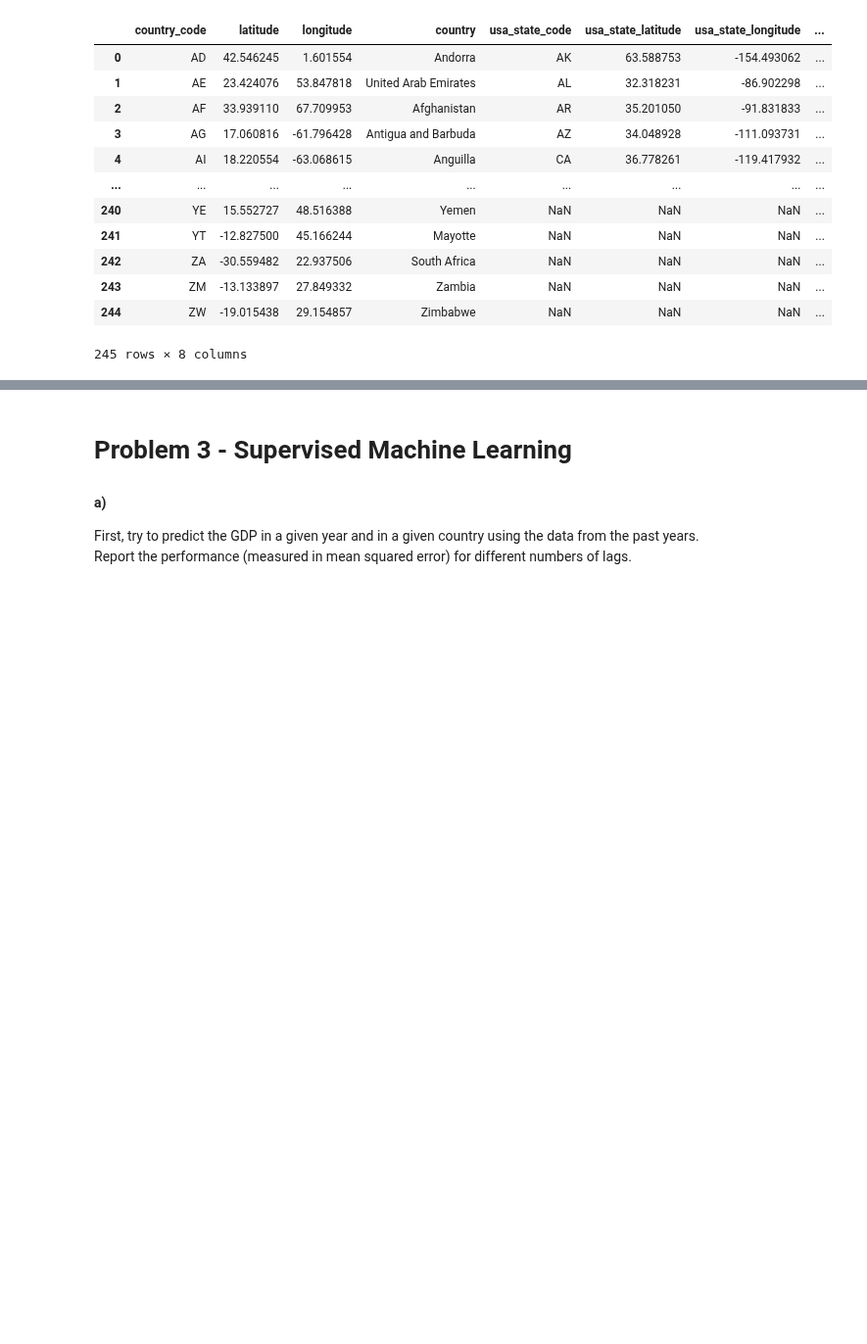
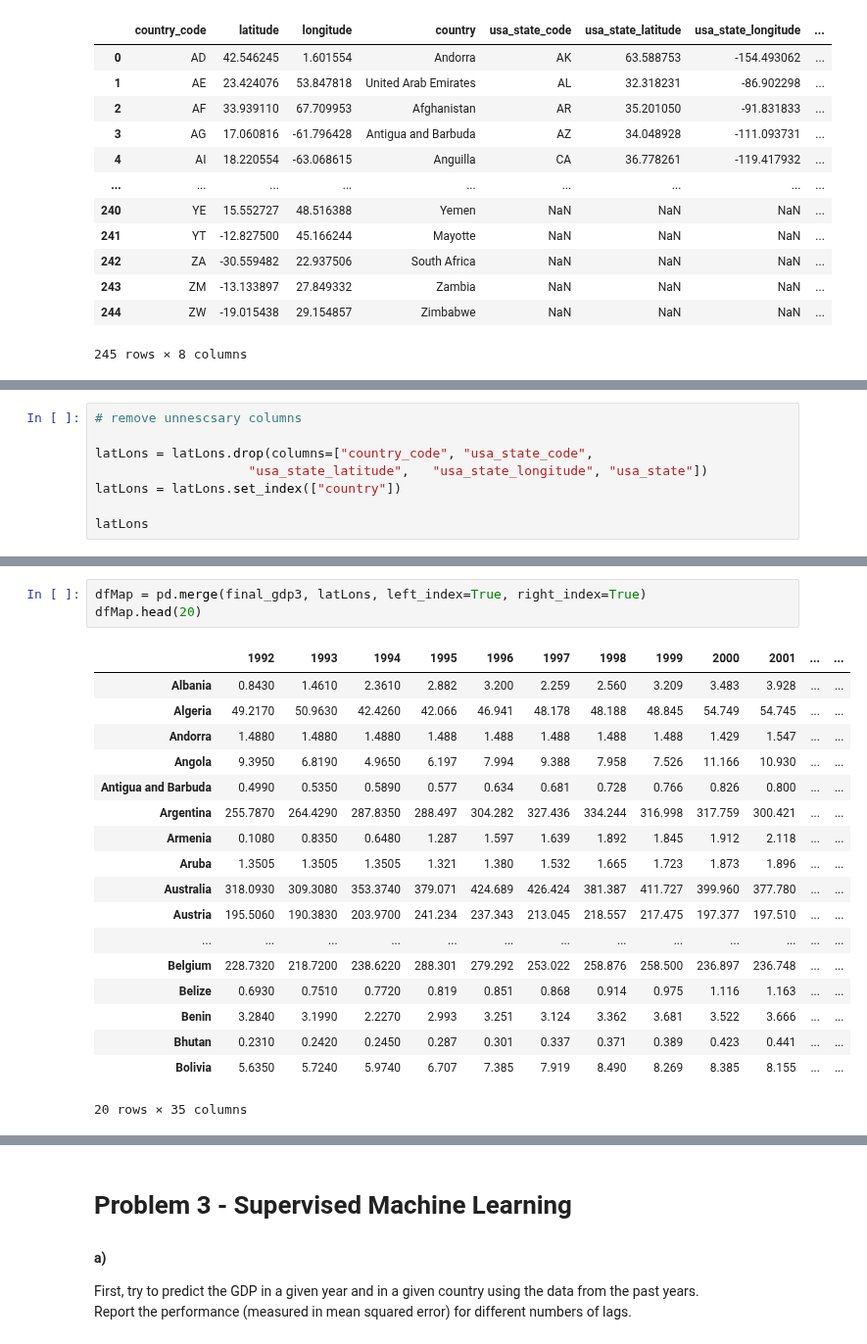
Before and after one commit to Monsieur-Bandana/data_science_clockmann, a Jupyter notebook: ClassProject2207 (1).ipynb, the cells around one changed output, grey strips where cells are left out. Shown at 98% size. Cells and saved outputs as stored; diff of their text form; blank space fills up the shorter version.

```diff
--- a/ClassProject2207 (1).ipynb
+++ b/ClassProject2207 (1).ipynb
@@ -314,0 +381,8 @@ map
+# %%
+# remove unnescsary columns
+
+latLons = latLons.drop(columns=["country_code",	"usa_state_code",
+                    "usa_state_latitude",	"usa_state_longitude", "usa_state"])
+latLons = latLons.set_index(["country"])
+
+latLons
@@ -314,0 +404,22 @@ map
+# %%
+dfMap = pd.merge(final_gdp3, latLons, left_index=True, right_index=True)
+dfMap.head(20)
+# %% [output]
+|  | 1992 | 1993 | 1994 | 1995 | 1996 | 1997 | 1998 | 1999 | 2000 | 2001 | ... | ... |
+| Albania | 0.8430 | 1.4610 | 2.3610 | 2.882 | 3.200 | 2.259 | 2.560 | 3.209 | 3.483 | 3.928 | ... | ... |
+| Algeria | 49.2170 | 50.9630 | 42.4260 | 42.066 | 46.941 | 48.178 | 48.188 | 48.845 | 54.749 | 54.745 | ... | ... |
+| Andorra | 1.4880 | 1.4880 | 1.4880 | 1.488 | 1.488 | 1.488 | 1.488 | 1.488 | 1.429 | 1.547 | ... | ... |
+| Angola | 9.3950 | 6.8190 | 4.9650 | 6.197 | 7.994 | 9.388 | 7.958 | 7.526 | 11.166 | 10.930 | ... | ... |
+| Antigua and Barbuda | 0.4990 | 0.5350 | 0.5890 | 0.577 | 0.634 | 0.681 | 0.728 | 0.766 | 0.826 | 0.800 | ... | ... |
+| Argentina | 255.7870 | 264.4290 | 287.8350 | 288.497 | 304.282 | 327.436 | 334.244 | 316.998 | 317.759 | 300.421 | ... | ... |
+| Armenia | 0.1080 | 0.8350 | 0.6480 | 1.287 | 1.597 | 1.639 | 1.892 | 1.845 | 1.912 | 2.118 | ... | ... |
+| Aruba | 1.3505 | 1.3505 | 1.3505 | 1.321 | 1.380 | 1.532 | 1.665 | 1.723 | 1.873 | 1.896 | ... | ... |
+| Australia | 318.0930 | 309.3080 | 353.3740 | 379.071 | 424.689 | 426.424 | 381.387 | 411.727 | 399.960 | 377.780 | ... | ... |
+| Austria | 195.5060 | 190.3830 | 203.9700 | 241.234 | 237.343 | 213.045 | 218.557 | 217.475 | 197.377 | 197.510 | ... | ... |
+| ... | ... | ... | ... | ... | ... | ... | ... | ... | ... | ... | ... | ... |
+| Belgium | 228.7320 | 218.7200 | 238.6220 | 288.301 | 279.292 | 253.022 | 258.876 | 258.500 | 236.897 | 236.748 | ... | ... |
+| Belize | 0.6930 | 0.7510 | 0.7720 | 0.819 | 0.851 | 0.868 | 0.914 | 0.975 | 1.116 | 1.163 | ... | ... |
+| Benin | 3.2840 | 3.1990 | 2.2270 | 2.993 | 3.251 | 3.124 | 3.362 | 3.681 | 3.522 | 3.666 | ... | ... |
+| Bhutan | 0.2310 | 0.2420 | 0.2450 | 0.287 | 0.301 | 0.337 | 0.371 | 0.389 | 0.423 | 0.441 | ... | ... |
+| Bolivia | 5.6350 | 5.7240 | 5.9740 | 6.707 | 7.385 | 7.919 | 8.490 | 8.269 | 8.385 | 8.155 | ... | ... |
+20 rows × 35 columns
```
Also changed, not shown: parts of 10 cells of this notebook.
